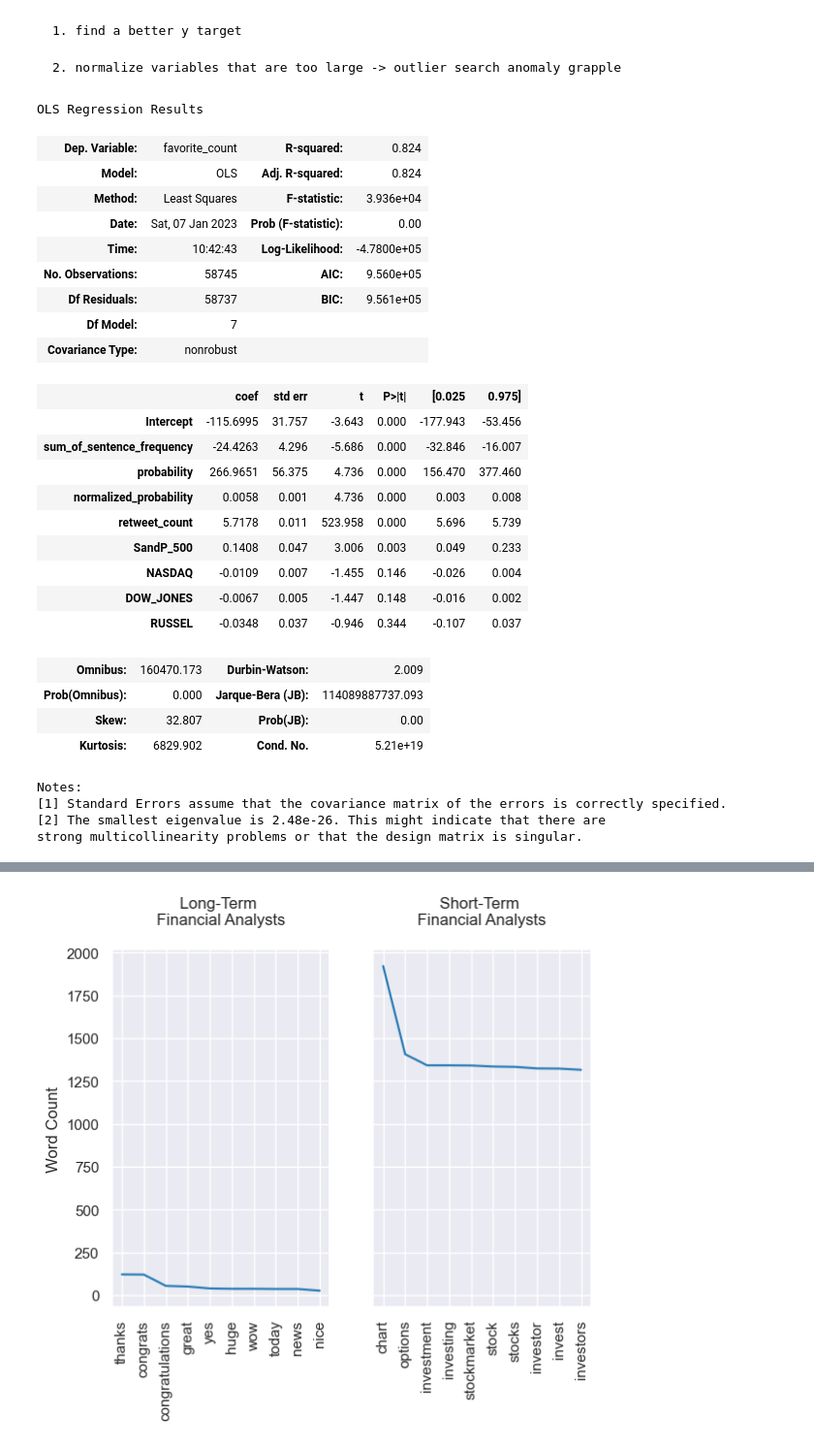
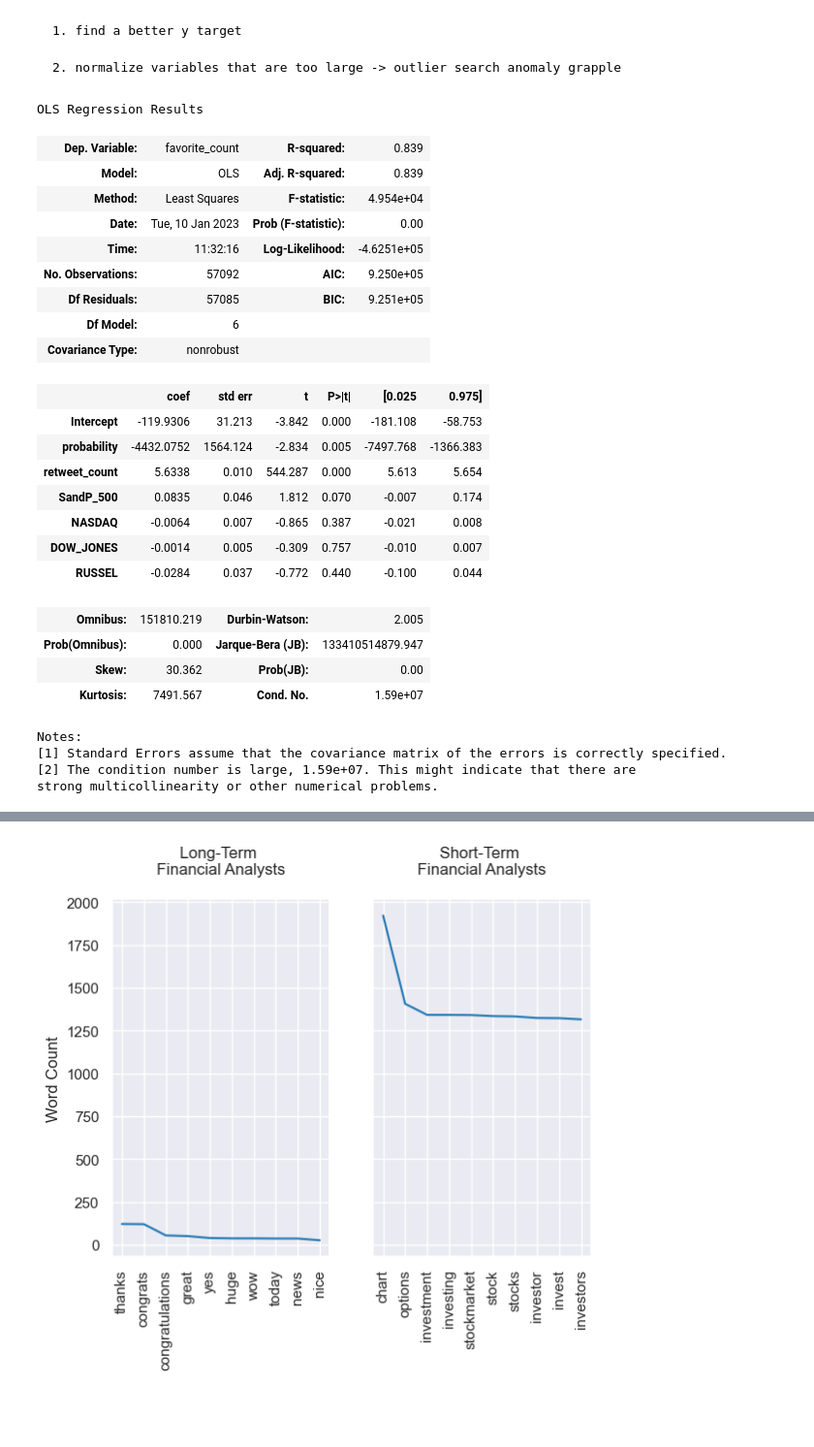
Before and after one commit to KeatonSpiller/Sentiment_Analysis, a Jupyter notebook: Stock_Market/scripts/TwitterBot.ipynb, the cells around one changed output, grey strips where cells are left out. Shown: that part at 97% size. Drawn from its saved outputs; the diff is of its cells as text; code cells hidden in the pictures; blank space fills up the shorter version.

```diff
--- a/Stock_Market/scripts/TwitterBot.ipynb
+++ b/Stock_Market/scripts/TwitterBot.ipynb
@@ -139,14 +139,14 @@ def merge_files(group, display):
     print(f"size of merged data sets of {group}: {df.shape}")
 
     # Creating path and saving to csv
-    path_group_merge = f'../data/{group}/merge'
-    path_all_merge = f'../data/all_merged'
+    path_group_merge = f'../data/{group}/merge/'
+    path_merge = f'../data/merge/merged_twitter_analysts/'
     if not os.path.exists(path_group_merge):
         os.makedirs(path_group_merge)
-    if not os.path.exists(path_all_merge):
-        os.makedirs(path_all_merge)
-    df.to_csv(path_group_merge +'/merge_'+ group +'_twitter.csv',index=False)
-    df.to_csv(path_all_merge +'/merge_'+ group +'_twitter.csv',index=False)
+    if not os.path.exists(path_merge):
+        os.makedirs(path_merge)
+    df.to_csv(path_group_merge +'/merged_'+ group +'.csv',index=False)
+    df.to_csv(path_merge +'/merged_'+ group +'.csv',index=False)
 
     return df
 
@@ -173,13 +173,13 @@ def merge_all(group, display):
         df = pd.concat([df_temp,df], axis = 0, join = 'outer',names=['id','created_at','user','favorite_count',\
                                                                      'retweet_count','url','text']).astype(convert_dict)
 
-    print(f"size of merged data sets of {group}: {df.shape}")
+    print(f"size of merged data sets of {group.split('/')[1]}: {df.shape}")
 
     # Creating path and saving to csv
-    path_all_merge = f'../data/all_merged/all'
-    if not os.path.exists(path_all_merge):
-        os.makedirs(path_all_merge)
-    df.to_csv(path_all_merge +'/'+ group +'_twitter.csv',index=False)
+    path_merge = f'../data/merge/all_merged_twitter_analysts'
+    if not os.path.exists(path_merge):
+        os.makedirs(path_merge)
+    df.to_csv(path_merge +'/all_merged_twitter_analysts.csv',index=False)
 
     return df
 # %%
@@ -258,6 +255,6 @@ user_download(long_term, 'long_term')
 # %%
 # Merge groups of users and merge everything
-df_short_term = merge_files('short_term', display = 0)
-df_long_term = merge_files('long_term', display = 0)
-df_all = merge_all('all_merged', display = 0)
+df_short_term = merge_files('twitter_short_term_analysts', display = 0)
+df_long_term = merge_files('twitter_long_term_analysts', display = 0)
+df_all = merge_all('merge/merged_twitter_analysts', display = 0)
 # %% [output]
@@ -474,40 +457,38 @@ df_merge.head(2)
 # %%
 # Build a Linear Model
 # starting with a plaholder of retweet_count as starting y target
-X = df_merge.loc[:, 'sum_of_sentence_frequency':]
+X = df_merge.loc[:, 'probability':]
 X = X.drop(columns=['favorite_count']).astype(float)
 y = df_merge.loc[:, 'favorite_count'].astype(float)
 X_train, X_test, y_train, y_test = train_test_split(X, y, test_size=0.20, random_state=0)
 train = pd.concat([X_train, y_train], join = 'outer', axis=1)
-lm = sm.ols(formula="favorite_count ~ sum_of_sentence_frequency + probability + normalized_probability + retweet_count + SandP_500 + NASDAQ + DOW_JONES + RUSSEL", data=train).fit()
+lm = sm.ols(formula="favorite_count ~ probability  + retweet_count + SandP_500 + NASDAQ + DOW_JONES + RUSSEL", data=train).fit()
 # print(result.params)
 lm.summary()
 # %% [output]
 OLS Regression Results
-| Dep. Variable: | favorite_count | R-squared: | 0.824 |
-| Model: | OLS | Adj. R-squared: | 0.824 |
-| Method: | Least Squares | F-statistic: | 3.936e+04 |
-| Date: | Sat, 07 Jan 2023 | Prob (F-statistic): | 0.00 |
-| Time: | 10:42:43 | Log-Likelihood: | -4.7800e+05 |
-| No. Observations: | 58745 | AIC: | 9.560e+05 |
-| Df Residuals: | 58737 | BIC: | 9.561e+05 |
-| Df Model: | 7 |  |  |
+| Dep. Variable: | favorite_count | R-squared: | 0.839 |
+| Model: | OLS | Adj. R-squared: | 0.839 |
+| Method: | Least Squares | F-statistic: | 4.954e+04 |
+| Date: | Tue, 10 Jan 2023 | Prob (F-statistic): | 0.00 |
+| Time: | 11:32:16 | Log-Likelihood: | -4.6251e+05 |
+| No. Observations: | 57092 | AIC: | 9.250e+05 |
+| Df Residuals: | 57085 | BIC: | 9.251e+05 |
+| Df Model: | 6 |  |  |
 | Covariance Type: | nonrobust |  |  |
 |  | coef | std err | t | P>|t| | [0.025 | 0.975] |
-| Intercept | -115.6995 | 31.757 | -3.643 | 0.000 | -177.943 | -53.456 |
-| sum_of_sentence_frequency | -24.4263 | 4.296 | -5.686 | 0.000 | -32.846 | -16.007 |
-| probability | 266.9651 | 56.375 | 4.736 | 0.000 | 156.470 | 377.460 |
-| normalized_probability | 0.0058 | 0.001 | 4.736 | 0.000 | 0.003 | 0.008 |
-| retweet_count | 5.7178 | 0.011 | 523.958 | 0.000 | 5.696 | 5.739 |
-| SandP_500 | 0.1408 | 0.047 | 3.006 | 0.003 | 0.049 | 0.233 |
-| NASDAQ | -0.0109 | 0.007 | -1.455 | 0.146 | -0.026 | 0.004 |
-| DOW_JONES | -0.0067 | 0.005 | -1.447 | 0.148 | -0.016 | 0.002 |
-| RUSSEL | -0.0348 | 0.037 | -0.946 | 0.344 | -0.107 | 0.037 |
+| Intercept | -119.9306 | 31.213 | -3.842 | 0.000 | -181.108 | -58.753 |
+| probability | -4432.0752 | 1564.124 | -2.834 | 0.005 | -7497.768 | -1366.383 |
+| retweet_count | 5.6338 | 0.010 | 544.287 | 0.000 | 5.613 | 5.654 |
+| SandP_500 | 0.0835 | 0.046 | 1.812 | 0.070 | -0.007 | 0.174 |
+| NASDAQ | -0.0064 | 0.007 | -0.865 | 0.387 | -0.021 | 0.008 |
+| DOW_JONES | -0.0014 | 0.005 | -0.309 | 0.757 | -0.010 | 0.007 |
+| RUSSEL | -0.0284 | 0.037 | -0.772 | 0.440 | -0.100 | 0.044 |
-| Omnibus: | 160470.173 | Durbin-Watson: | 2.009 |
-| Prob(Omnibus): | 0.000 | Jarque-Bera (JB): | 114089887737.093 |
-| Skew: | 32.807 | Prob(JB): | 0.00 |
-| Kurtosis: | 6829.902 | Cond. No. | 5.21e+19 |
+| Omnibus: | 151810.219 | Durbin-Watson: | 2.005 |
+| Prob(Omnibus): | 0.000 | Jarque-Bera (JB): | 133410514879.947 |
+| Skew: | 30.362 | Prob(JB): | 0.00 |
+| Kurtosis: | 7491.567 | Cond. No. | 1.59e+07 |
 Notes:
 [1] Standard Errors assume that the covariance matrix of the errors is correctly specified.
-[2] The smallest eigenvalue is 2.48e-26. This might indicate that there are
-strong multicollinearity problems or that the design matrix is singular.
+[2] The condition number is large, 1.59e+07. This might indicate that there are
+strong multicollinearity or other numerical problems.
```
Also changed, not shown: parts of 23 cells of this notebook, 39 other files.
